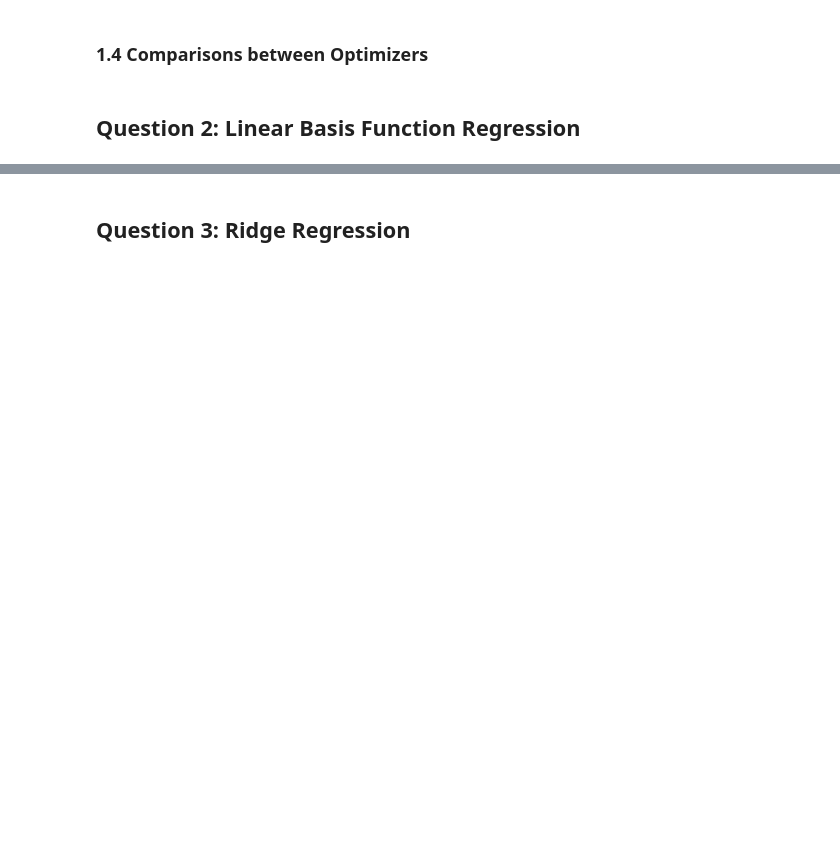
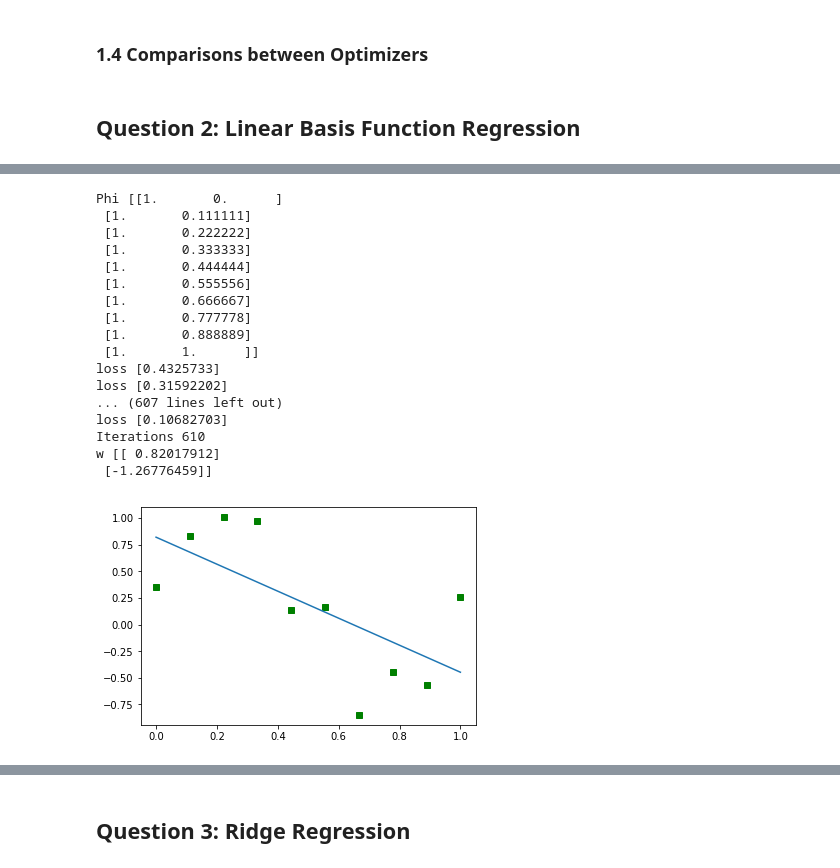
Before and after one commit to manthan787/machine-learning, a Jupyter notebook: PA1.ipynb, the cells around one changed output, grey strips where cells are left out. Saved outputs shown, nothing was run; the diff lists cells and outputs as text; code cells hidden in the pictures; blank space fills up the shorter version.

```diff
--- a/PA1.ipynb
+++ b/PA1.ipynb
@@ -123,0 +183,22 @@ array([-0.07784757,  0.07814793])
+# %%
+# For M = 1
+regressionPlot(X, Y, 1)
+# %% [output]
+Phi [[1.       0.      ]
+ [1.       0.111111]
+ [1.       0.222222]
+ [1.       0.333333]
+ [1.       0.444444]
+ [1.       0.555556]
+ [1.       0.666667]
+ [1.       0.777778]
+ [1.       0.888889]
+ [1.       1.      ]]
+loss [0.4325733]
+loss [0.31592202]
+... (607 lines left out)
+loss [0.10682703]
+Iterations 610
+w [[ 0.82017912]
+ [-1.26776459]]
+[figure, added]
```
Also changed, not shown: parts of 10 cells of this notebook, 1 other file.
